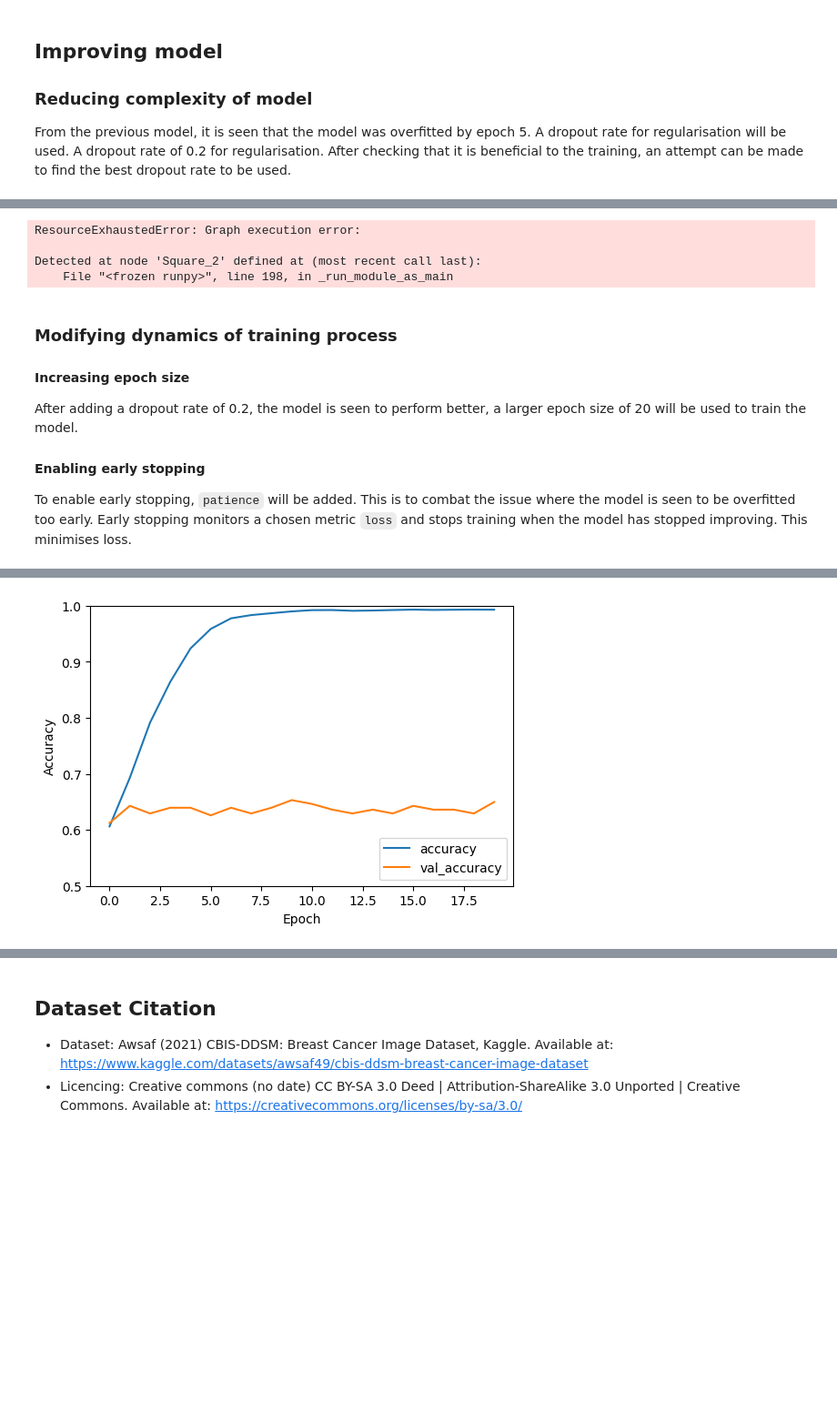
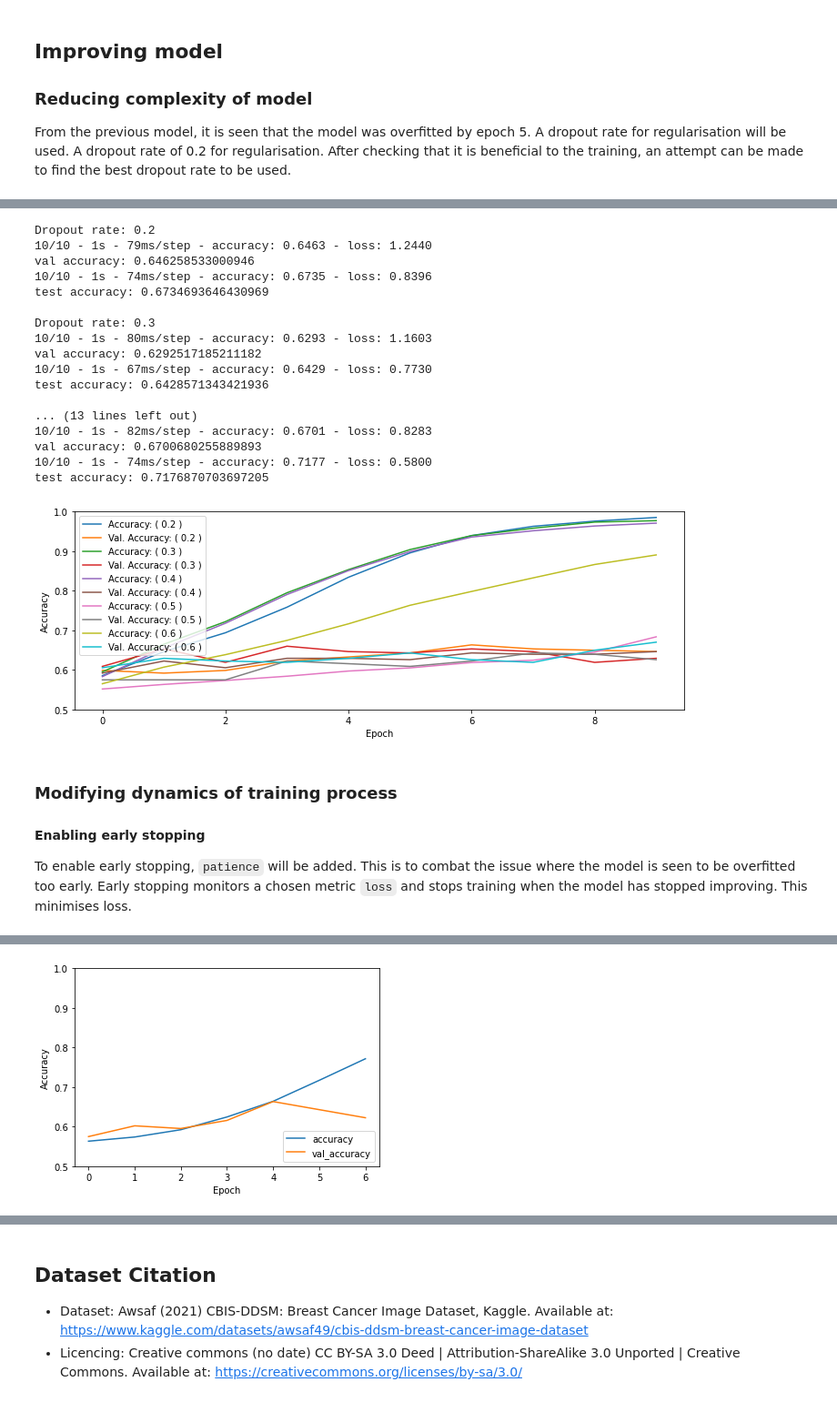
Before and after one commit to nekumonokat/FYP_breast_cancer_classification, a Jupyter notebook: 2_FYP_Project_data_enhancements.ipynb, the cells around one changed output, grey strips where cells are left out. Shown: that part at 91% size. Cells and saved outputs as stored; diff of their text form; code cells hidden in the pictures; blank space fills up the shorter version.

Commit message:
Reran model on better machine

````diff
--- a/2_FYP_Project_data_enhancements.ipynb
+++ b/2_FYP_Project_data_enhancements.ipynb
@@ -219,5 +271,5 @@ As the dropout rate corresponds to how regularised the model is, the next step i
 # %%
-dropout_rates = [0.2, 0.3, 0.4, 0.5]
+dropout_rates = [0.2, 0.3, 0.4, 0.5, 0.6]
 histories_list = []
 
 # looping through dropout rates
@@ -239,9 +291,15 @@ for dropout_rate in dropout_rates:
     # compile model, improving accuracy
     model.compile(optimizer = "adam", loss = "categorical_crossentropy", metrics = ["accuracy"])
     # train model, validating on validation set (reducing epoch size)
-    history = model.fit(augmented_images, one_hot_aug_train_labels, epochs = 5, batch_size = 128,
+    history = model.fit(augmented_images, one_hot_aug_train_labels, epochs = 10, batch_size = 128,
                         validation_data = (val_images, one_hot_val_labels), verbose = 0)
 
+    print("\nDropout rate:", dropout_rate)
+    val_loss, val_acc = model.evaluate(val_images, one_hot_val_labels, verbose = 2)
+    print("val accuracy:", val_acc)
+    # evaluating the model's performance on test set (unseen data)
+    test_loss, test_acc = model.evaluate(test_images, one_hot_test_labels, verbose = 2)
+    print("test accuracy:", test_acc)
     histories_list.append(history)
 
 # plotting results to evaluate
@@ -256,15 +314,26 @@ plt.ylim([0.5, 1]) # accuracy between 0.5 to 1
 plt.legend(loc = "upper left")
 plt.show()
 # %% [output]
-ResourceExhaustedError: Graph execution error:
+Dropout rate: 0.2
+10/10 - 1s - 79ms/step - accuracy: 0.6463 - loss: 1.2440
+val accuracy: 0.646258533000946
+10/10 - 1s - 74ms/step - accuracy: 0.6735 - loss: 0.8396
+test accuracy: 0.6734693646430969
 
-Detected at node 'Square_2' defined at (most recent call last):
-    File "<frozen runpy>", line 198, in _run_module_as_main
+Dropout rate: 0.3
+10/10 - 1s - 80ms/step - accuracy: 0.6293 - loss: 1.1603
+val accuracy: 0.6292517185211182
+10/10 - 1s - 67ms/step - accuracy: 0.6429 - loss: 0.7730
+test accuracy: 0.6428571343421936
+
+... (13 lines left out)
+10/10 - 1s - 82ms/step - accuracy: 0.6701 - loss: 0.8283
+val accuracy: 0.6700680255889893
+10/10 - 1s - 74ms/step - accuracy: 0.7177 - loss: 0.5800
+test accuracy: 0.7176870703697205
+[figure, added]
 # %% [markdown]
 ### Modifying dynamics of training process
-#### Increasing epoch size
-After adding a dropout rate of 0.2, the model is seen to perform better, a larger epoch size of 20 will be used to train the model.
-
 #### Enabling early stopping
 To enable early stopping, ```patience``` will be added. This is to combat the issue where the model is seen to be overfitted too early. Early stopping monitors a chosen metric ```loss``` and stops training when the model has stopped improving. This minimises loss.
 # %%
@@ -278,18 +347,18 @@ model.add(MaxPooling2D((2, 2)))
 model.add(Flatten())
 model.add(Dense(128, activation = "relu"))
 # using dropout for regularisation (reduces overfitting)
-model.add(Dropout(0.2))
+model.add(Dropout(0.6))
 # output layer with softmax
 model.add(Dense(2, activation = "softmax"))
 # %%
 # adding callback for early stopping
-callback = keras.callbacks.EarlyStopping(monitor = "loss", patience = 2)
+callback = keras.callbacks.EarlyStopping(monitor = "val_accuracy", patience = 2)
+
 # compile model, improving accuracy
 model.compile(optimizer = "adam", loss = "categorical_crossentropy", metrics = ["accuracy"])
 # train model, validating on validation set
-history = model.fit(augmented_images, one_hot_aug_train_labels, epochs = 20,
-                    batch_size = 128, validation_data = (val_images, one_hot_val_labels),
-                    verbose = 0, callbacks = [callback])
+history = model.fit(augmented_images, one_hot_aug_train_labels, epochs = 10, batch_size = 128,
+                    validation_data = (val_images, one_hot_val_labels), verbose = 0, callbacks = [callback])
 
 # evaluating the model
 plt.figure(figsize = (6, 4))
@@ -307 +376 @@ val accuracy: 0.6496598720550537
-[figure, old version]
+[figure, new version]
````
Also changed, not shown: parts of 14 cells of this notebook.
